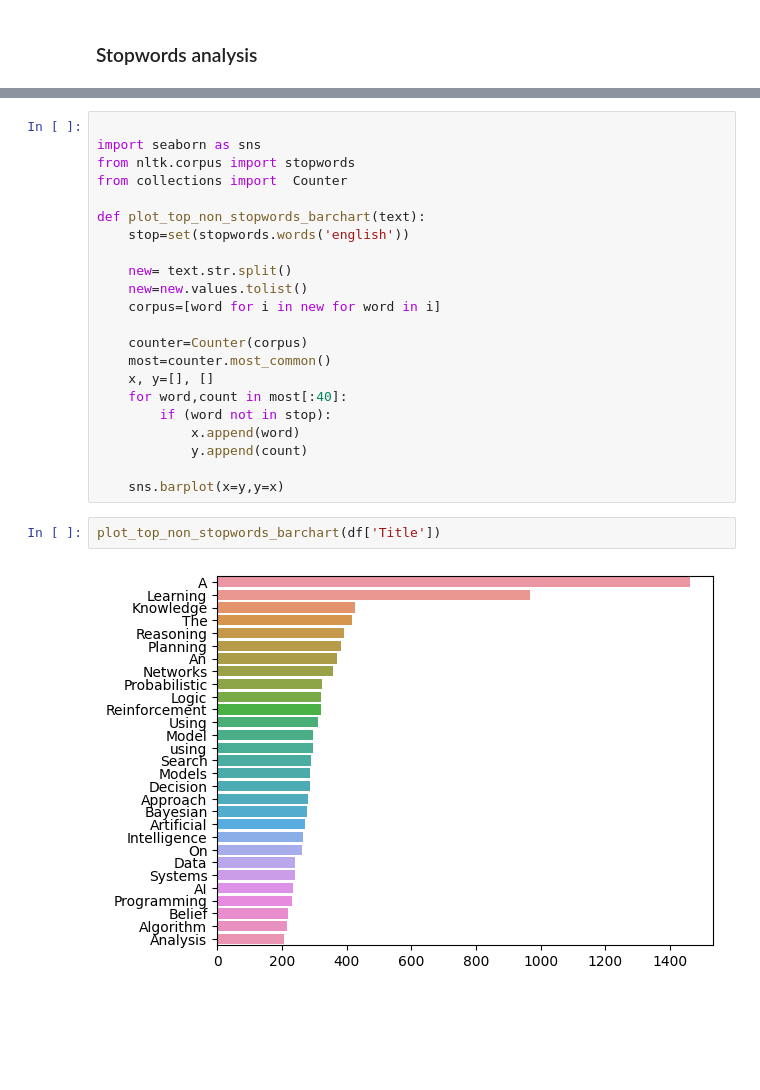
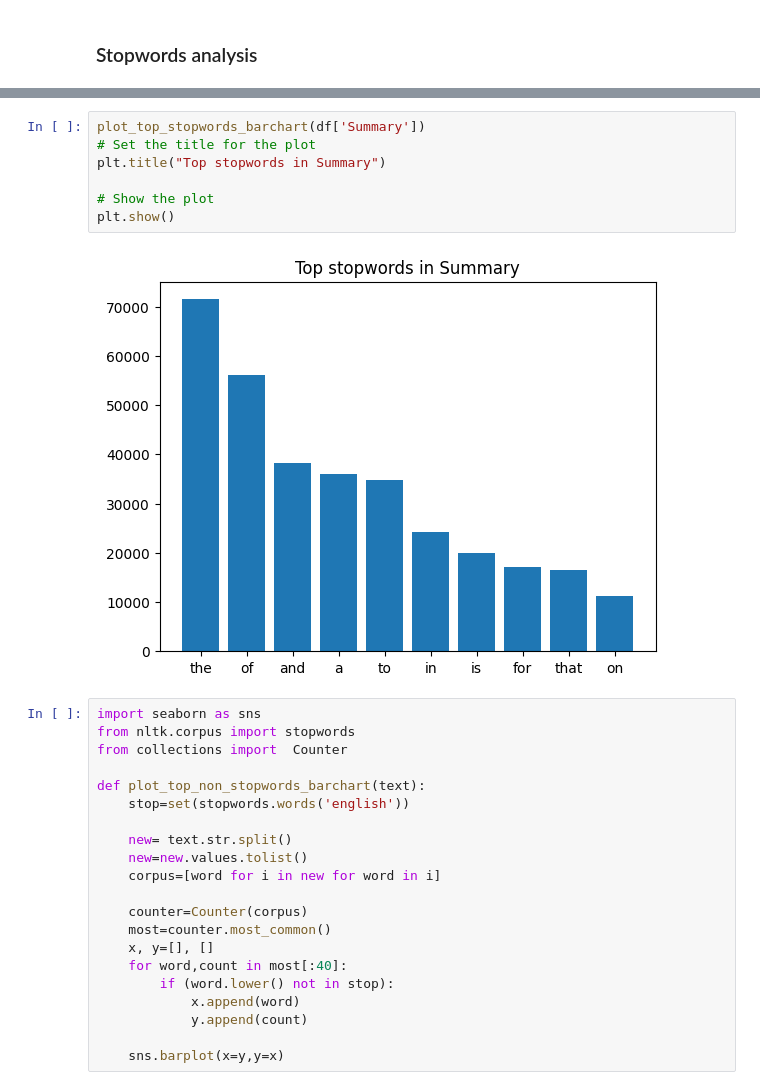
Before and after one commit to DATA-606-2023-FALL-MONDAY/Thanda_Vishnupriya, a Jupyter notebook: src/PaperCraft_Data_Exploration.ipynb, the cells around one changed output, grey strips where cells are left out. Drawn from its saved outputs; the diff is of its cells as text; blank space fills up the shorter version.

```diff
--- a/src/PaperCraft_Data_Exploration.ipynb
+++ b/src/PaperCraft_Data_Exploration.ipynb
@@ -185,5 +192,13 @@ plot_top_stopwords_barchart(df['Summary'])
+# %%
+plot_top_stopwords_barchart(df['Summary'])
+# Set the title for the plot
+plt.title("Top stopwords in Summary")
+
+# Show the plot
+plt.show()
+# %% [output]
+[figure, added]
 # %%
-
 import seaborn as sns
 from nltk.corpus import stopwords
 from collections import  Counter
@@ -199,12 +214,8 @@ def plot_top_non_stopwords_barchart(text):
     most=counter.most_common()
     x, y=[], []
     for word,count in most[:40]:
-        if (word not in stop):
+        if (word.lower() not in stop):
             x.append(word)
             y.append(count)
 
     sns.barplot(x=y,y=x)
-# %%
-plot_top_non_stopwords_barchart(df['Title'])
-# %% [output]
-[figure, removed]
```
Also changed, not shown: parts of 46 cells of this notebook.
